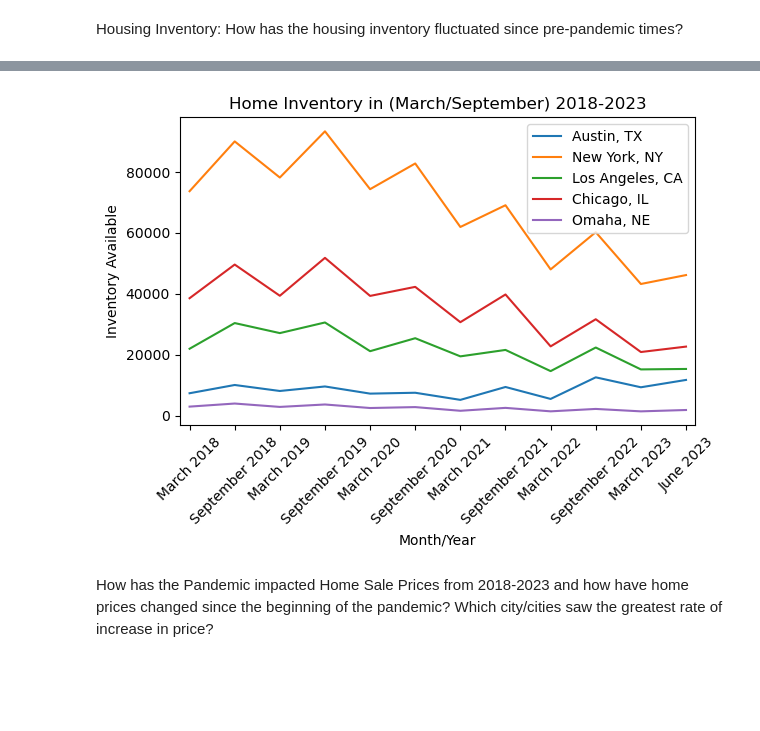
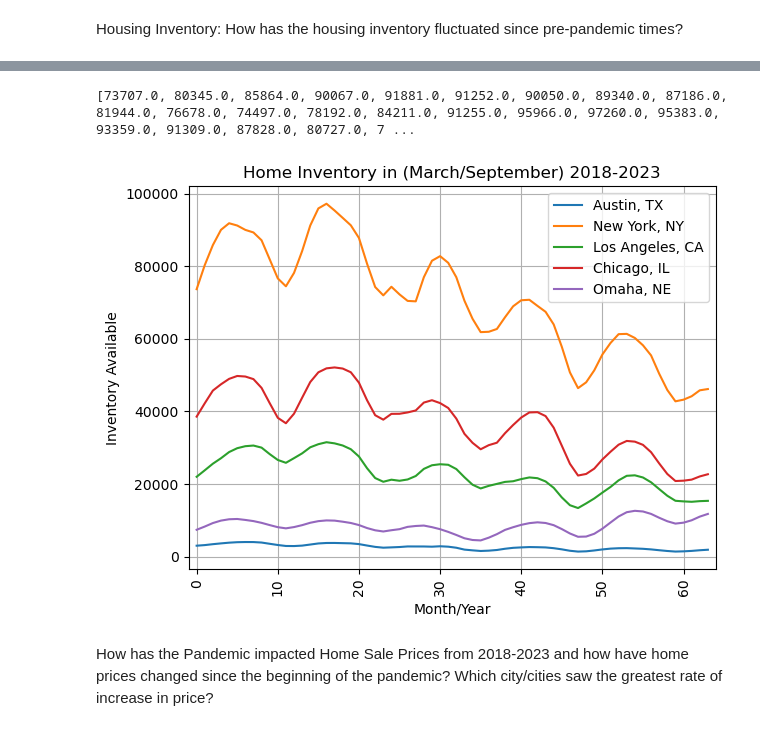
Before and after one commit to ashley-ley/Zillow-Housing-Analysis, a Jupyter notebook: Zillow-Notebook.ipynb, the cells around one changed output, grey strips where cells are left out. Saved outputs shown, nothing was run; the diff lists cells and outputs as text; code cells hidden in the pictures; blank space fills up the shorter version.

Commit message:
Updating home inventory code to include all months/dates

```diff
--- a/Zillow-Notebook.ipynb
+++ b/Zillow-Notebook.ipynb
@@ -24,4 +24,8 @@ housing_inventory = region_df[["RegionID","RegionName","RegionType","StateName",
                                            "March 2018","September 2018","March 2019","September 2019","March 2020","September 2020","March 2021",
                                            "September 2021","March 2022","September 2022","March 2023","June 2023"]].copy()
 housing_inventory
+
+# The following code will make a new DataFrame using ALL the dates, not specific months
+complete_housing_inventory = for_sale_inventory_df.iloc[[1,2,3,29,58]]
+complete_housing_inventory
 # %% [output]
@@ -41,11 +39,10 @@ housing_inventory
 # %%
 # Create a variable for each city we are analyzing for this project
-homes_in_austin_tx = housing_inventory.loc[housing_inventory["RegionName"] == "Austin, TX"]
-homes_in_omaha_ne = housing_inventory.loc[housing_inventory["RegionName"] == "Omaha, NE"]
-homes_in_chicago_il = housing_inventory.loc[housing_inventory["RegionName"] == "Chicago, IL"]
-homes_in_ny_ny = housing_inventory.loc[housing_inventory["RegionName"] == "New York, NY"]
-homes_in_la_ca = housing_inventory.loc[housing_inventory["RegionName"] == "Los Angeles, CA"]
-
+homes_in_austin_tx = complete_housing_inventory.loc[housing_inventory["RegionName"] == "Austin, TX"]
+homes_in_omaha_ne = complete_housing_inventory.loc[housing_inventory["RegionName"] == "Omaha, NE"]
+homes_in_chicago_il = complete_housing_inventory.loc[housing_inventory["RegionName"] == "Chicago, IL"]
+homes_in_ny_ny = complete_housing_inventory.loc[housing_inventory["RegionName"] == "New York, NY"]
+homes_in_la_ca = complete_housing_inventory.loc[housing_inventory["RegionName"] == "Los Angeles, CA"]
 
 # Make a DataFrame using the loc function to find specific cities
 inventory_comparison = housing_inventory.loc[(housing_inventory["RegionName"] == "Austin, TX") |
@@ -55,53 +52,51 @@ inventory_comparison = housing_inventory.loc[(housing_inventory["RegionName"] ==
                                              (housing_inventory["RegionName"] == "Los Angeles, CA")
                                             ]
 
 # Reset index to match the city and state we are analyzing
 inventory_comparison = inventory_comparison.set_index("RegionName")
 
 # Find the row where each city is located
-housing_inventory.loc[housing_inventory["RegionName"] == "Omaha, NE"]
-housing_inventory.loc[housing_inventory["RegionName"] == "New York, NY"]
-housing_inventory.loc[housing_inventory["RegionName"] == "Chicago, IL"]
-housing_inventory.loc[housing_inventory["RegionName"] == "Los Angeles, CA"]
-housing_inventory.loc[housing_inventory["RegionName"] == "Austin, TX"]
+complete_housing_inventory.loc[complete_housing_inventory["RegionName"] == "Omaha, NE"]
+complete_housing_inventory.loc[complete_housing_inventory["RegionName"] == "New York, NY"]
+complete_housing_inventory.loc[complete_housing_inventory["RegionName"] == "Chicago, IL"]
+complete_housing_inventory.loc[complete_housing_inventory["RegionName"] == "Los Angeles, CA"]
+complete_housing_inventory.loc[complete_housing_inventory["RegionName"] == "Austin, TX"]
 
 # Find the inventory over the five-year period for each city
-ny_ny_inventory = housing_inventory.iloc[1,4:].to_list()
-om_ne_inventory = housing_inventory.iloc[58,4:].to_list()
-ch_il_inventory = housing_inventory.iloc[3,4:].to_list()
-los_ca_inventory = housing_inventory.iloc[2,4:].to_list()
-au_tx_inventory = housing_inventory.iloc[29,4:].to_list()
+ny_ny_inventory = complete_housing_inventory.iloc[0,5:].to_list()
+om_ne_inventory = complete_housing_inventory.iloc[3,5:].to_list()
+ch_il_inventory = complete_housing_inventory.iloc[2,5:].to_list()
+los_ca_inventory = complete_housing_inventory.iloc[1,5:].to_list()
+au_tx_inventory = complete_housing_inventory.iloc[4,5:].to_list()
+
+print(ny_ny_inventory)
 
 # Create a DataFrame that displays the housing inventory over a 5-year period for the five cities in the US
 df = pd.DataFrame({
     "Austin, TX": au_tx_inventory,
     "New York, NY": ny_ny_inventory,
     "Los Angeles, CA": los_ca_inventory,
     "Chicago, IL": ch_il_inventory,
     "Omaha, NE": om_ne_inventory
-}, index =  ["March 2018","September 2018","March 2019","September 2019","March 2020","September 2020","March 2021",
-                                           "September 2021","March 2022","September 2022","March 2023","June 2023"])
+})
 
 line = df.plot.line()
 
 # Set a Title and labels
 plt.title("Home Inventory in (March/September) 2018-2023")
 plt.xlabel("Month/Year")
 plt.ylabel("Inventory Available")
-plt.xlim(-0.22,11.2)
-
-# Work with the x ticks
-tick_positions = [0, 1, 2, 3, 4, 5, 6, 7, 8, 9, 10, 11]
-tick_labels = ["March 2018","September 2018","March 2019","September 2019","March 2020","September 2020","March 2021",
-                                           "September 2021","March 2022","September 2022","March 2023","June 2023"]
-plt.xticks(tick_positions,tick_labels, rotation=45)
+plt.xlim(-1,64)
+plt.xticks(rotation=90)
+plt.grid(True)
 
 # Save our graph and show the graph
 plt.tight_layout()
 plt.savefig("Output/Pandemic-Home-Inventory.png")
 plt.show()
 # %% [output]
+[73707.0, 80345.0, 85864.0, 90067.0, 91881.0, 91252.0, 90050.0, 89340.0, 87186.0, 81944.0, 76678.0, 74497.0, 78192.0, 84211.0, 91255.0, 95966.0, 97260.0, 95383.0, 93359.0, 91309.0, 87828.0, 80727.0, 7 ...
-[figure, old version]
+[figure, new version]
 # %% [markdown]
 How has the Pandemic impacted Home Sale Prices from 2018-2023 and how have home prices changed since the beginning of the pandemic? Which city/cities saw the greatest rate of increase in price?
 # %%
```
Also changed, not shown: parts of 1 cell of this notebook, 1 other file.
